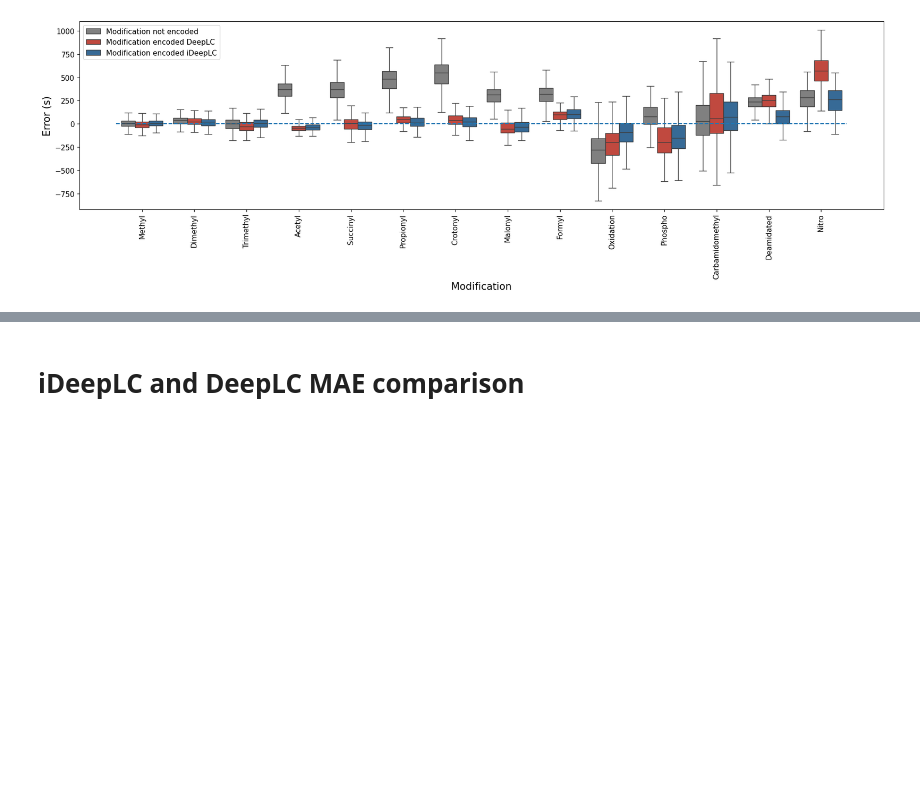
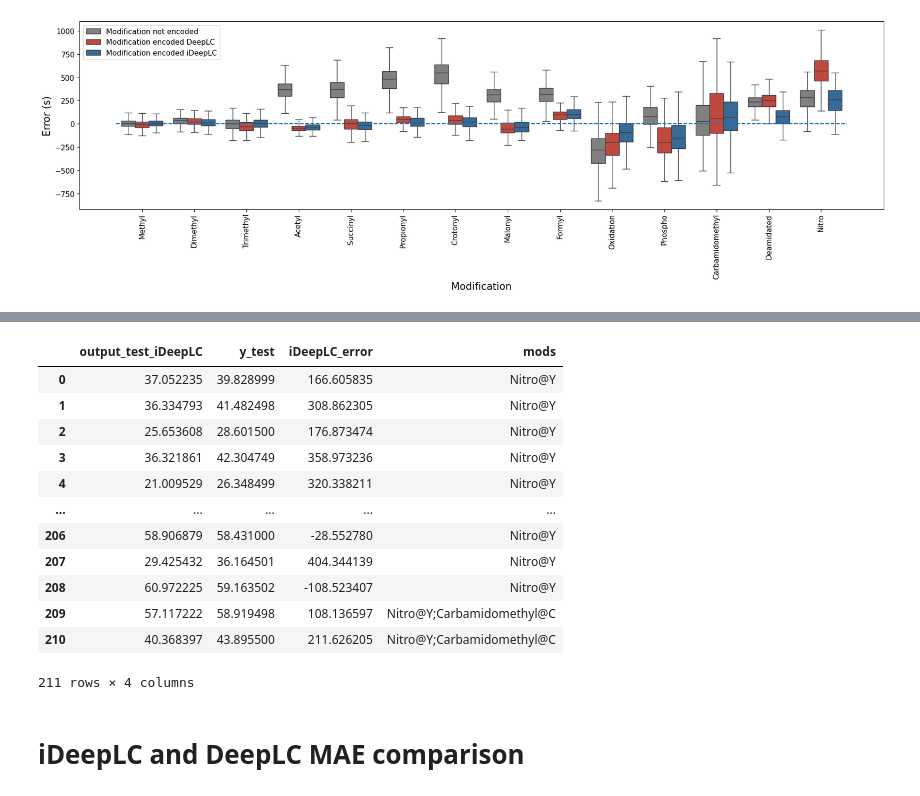
Before and after one commit to Alirezak2n/iDeepLC_Zenodo, a Jupyter notebook: plots_generator.ipynb, the cells around one changed output, grey strips where cells are left out. Drawn from its saved outputs; the diff is of its cells as text; code cells hidden in the pictures; blank space fills up the shorter version.

```diff
--- a/plots_generator.ipynb
+++ b/plots_generator.ipynb
@@ -446,3 +656,20 @@ plt.close()
+# %%
+
+df_test['mods'].replace(mol_logs['mod'], mol_logs['logP'], inplace=True)
+# %% [output]
+|  | output_test_iDeepLC | y_test | iDeepLC_error | mods |
+| 0 | 37.052235 | 39.828999 | 166.605835 | Nitro@Y |
+| 1 | 36.334793 | 41.482498 | 308.862305 | Nitro@Y |
+| 2 | 25.653608 | 28.601500 | 176.873474 | Nitro@Y |
+| 3 | 36.321861 | 42.304749 | 358.973236 | Nitro@Y |
+| 4 | 21.009529 | 26.348499 | 320.338211 | Nitro@Y |
+| ... | ... | ... | ... | ... |
+| 206 | 58.906879 | 58.431000 | -28.552780 | Nitro@Y |
+| 207 | 29.425432 | 36.164501 | 404.344139 | Nitro@Y |
+| 208 | 60.972225 | 59.163502 | -108.523407 | Nitro@Y |
+| 209 | 57.117222 | 58.919498 | 108.136597 | Nitro@Y;Carbamidomethyl@C |
+| 210 | 40.368397 | 43.895500 | 211.626205 | Nitro@Y;Carbamidomethyl@C |
+211 rows × 4 columns
 # %% [markdown]
 # iDeepLC and DeepLC MAE comparison
 # %%
```
Also changed, not shown: parts of 3 cells of this notebook.
